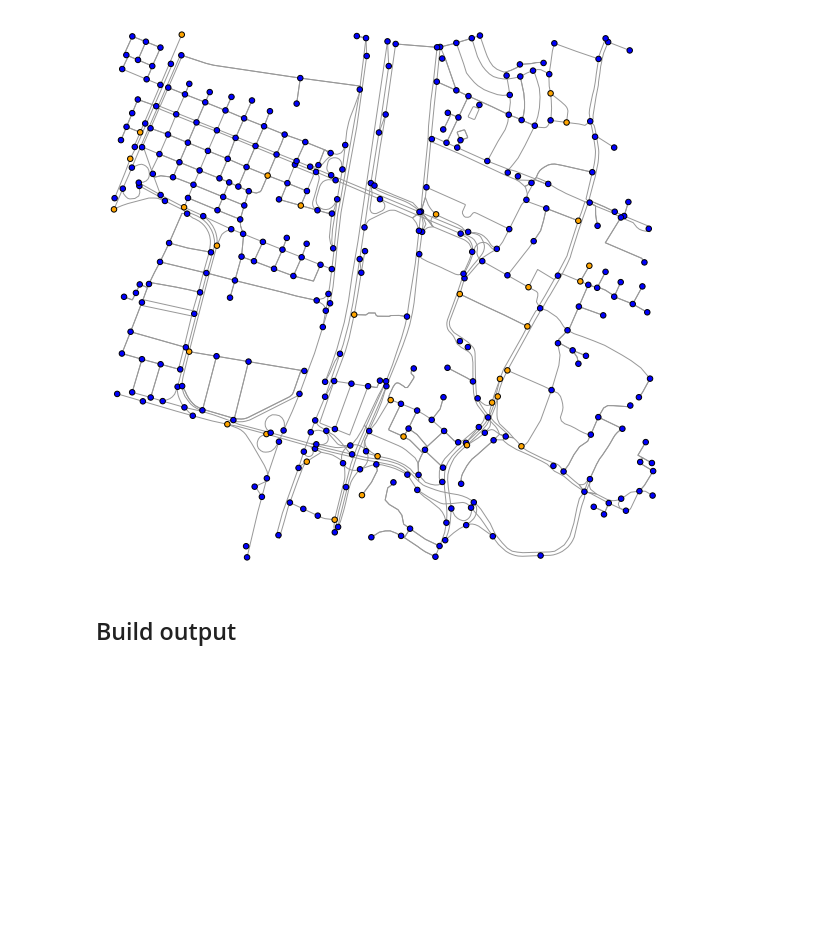
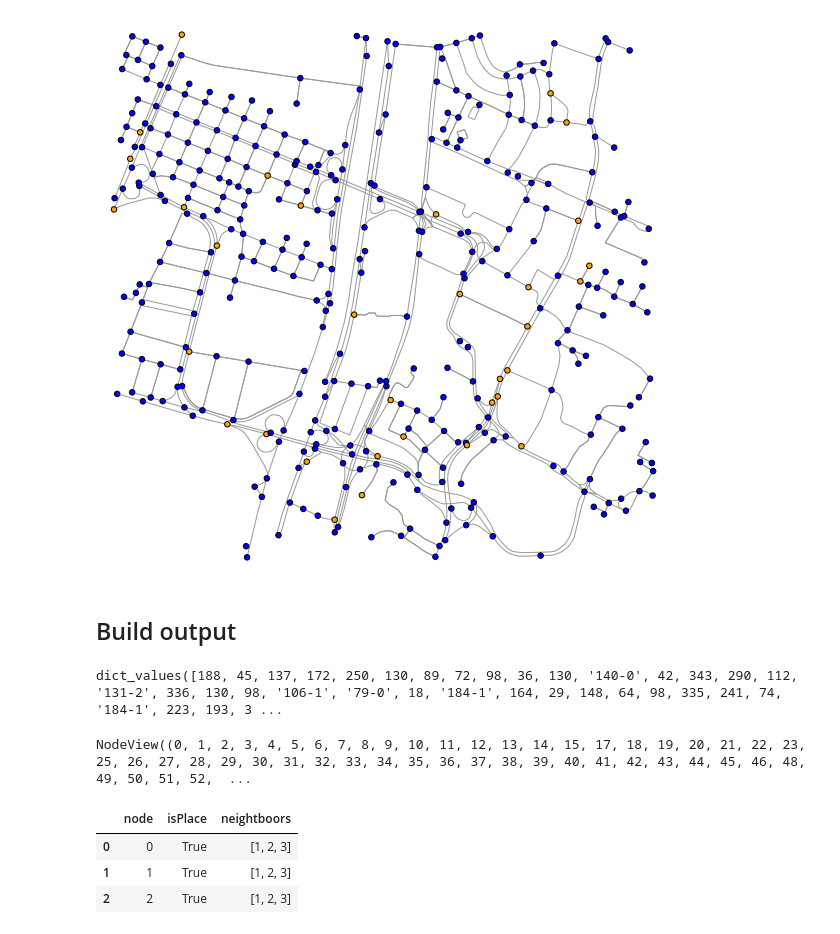
Before and after one commit to TheBaxes/medellin-covid-simulation, a Jupyter notebook: parallel-computing-final-project.ipynb, the cells around one changed output. Drawn from its saved outputs; the diff is of its cells as text; code cells hidden in the pictures; blank space fills up the shorter version.

```diff
--- a/parallel-computing-final-project.ipynb
+++ b/parallel-computing-final-project.ipynb
@@ -207,3 +212,7 @@ fig, ax = ox.plot_graph(clean_graph, fig_height=10, node_color=nc, node_size=30,
 [figure]
 # %% [markdown]
 ## Build output
+# %%
+points_of_places.values()
+# %% [output]
+dict_values([188, 45, 137, 172, 250, 130, 89, 72, 98, 36, 130, '140-0', 42, 343, 290, 112, '131-2', 336, 130, 98, '106-1', '79-0', 18, '184-1', 164, 29, 148, 64, 98, 335, 241, 74, '184-1', 223, 193, 3 ...
@@ -209,0 +221,4 @@ fig, ax = ox.plot_graph(clean_graph, fig_height=10, node_color=nc, node_size=30,
+# %%
+clean_graph.nodes()
+# %% [output]
+NodeView((0, 1, 2, 3, 4, 5, 6, 7, 8, 9, 10, 11, 12, 13, 14, 15, 17, 18, 19, 20, 21, 22, 23, 25, 26, 27, 28, 29, 30, 31, 32, 33, 34, 35, 36, 37, 38, 39, 40, 41, 42, 43, 44, 45, 46, 48, 49, 50, 51, 52,  ...
@@ -209,0 +236,12 @@ fig, ax = ox.plot_graph(clean_graph, fig_height=10, node_color=nc, node_size=30,
+# %%
+import pandas as pd
+out = pd.DataFrame(columns = ['node','isPlace','neightboors'])
+out = out.append({'node': 0, 'isPlace': True, 'neightboors': [1,2,3]}, ignore_index=True)
+out = out.append({'node': 1, 'isPlace': True, 'neightboors': [1,2,3]}, ignore_index=True)
+out = out.append({'node': 2, 'isPlace': True, 'neightboors': [1,2,3]}, ignore_index=True)
+out
+# %% [output]
+|  | node | isPlace | neightboors |
+| 0 | 0 | True | [1, 2, 3] |
+| 1 | 1 | True | [1, 2, 3] |
+| 2 | 2 | True | [1, 2, 3] |
```
Also changed, not shown: parts of 5 cells of this notebook, 3 other files.
